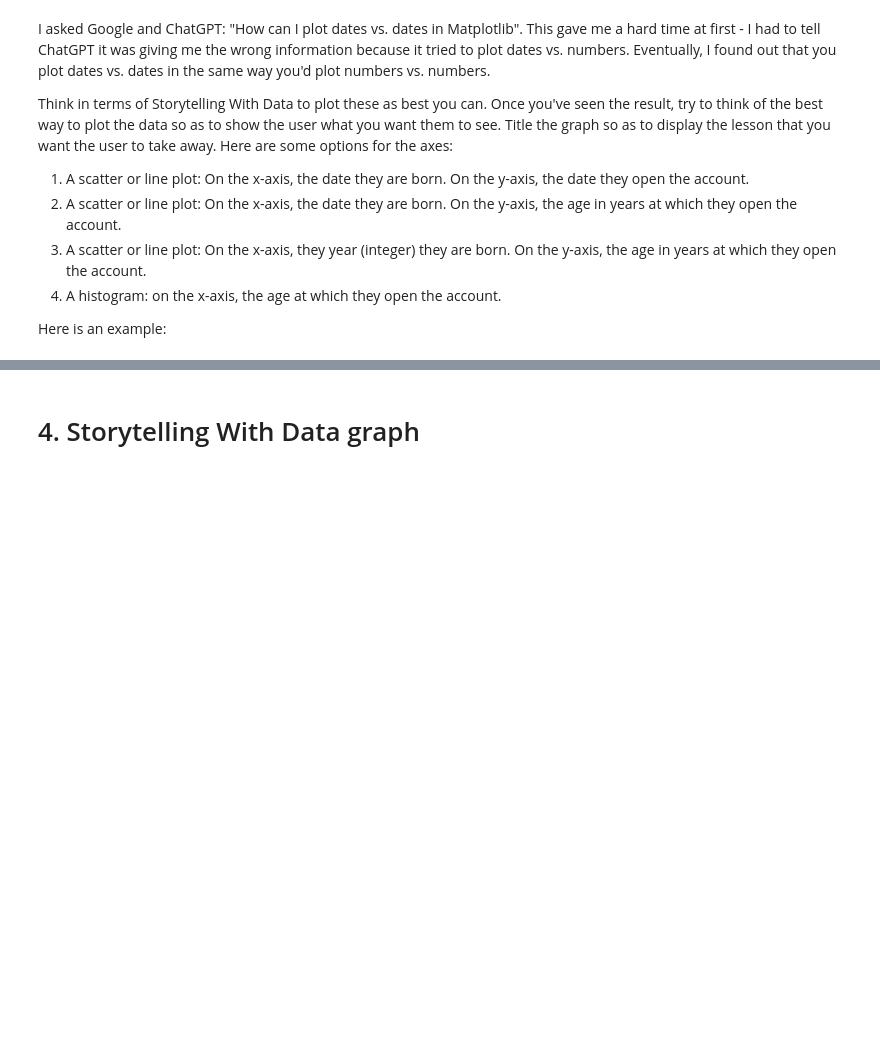
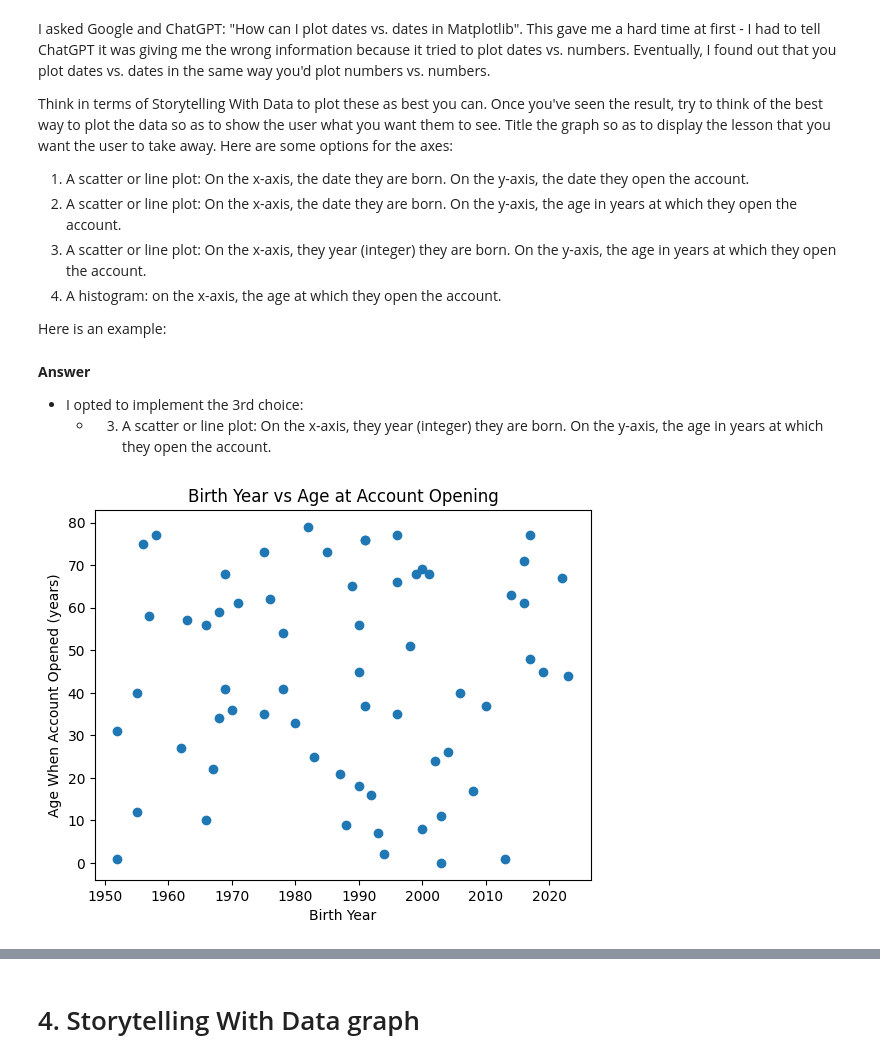
Before and after one commit to jasser-dh/Module-B-semester-2, a Jupyter notebook: OMDS-ModB2-Week1-Dhaouadi-Jasser.ipynb, the cells around one changed output, grey strips where cells are left out. Saved outputs shown, nothing was run; the diff lists cells and outputs as text; code cells hidden in the pictures; blank space fills up the shorter version.

```diff
--- a/OMDS-ModB2-Week1-Dhaouadi-Jasser.ipynb
+++ b/OMDS-ModB2-Week1-Dhaouadi-Jasser.ipynb
@@ -420,3 +463,6 @@ https://www.geeksforgeeks.org/how-to-count-distinct-values-of-a-pandas-dataframe
 
 This will involve using data.duplicated() but this time without keep = False.  We don't want to drop all duplicates; we want to leave one example of each value.
+# %%
+# Remove duplicate AccountIDs but keep the first occurrence
+df_bank_datefix_noNulls_noDuplicates_noDuplicateAccID = df_bank_datefix_noNulls_noDuplicates[~df_bank_datefix_noNulls_noDuplicates.duplicated(subset='AccountID')]
 # %% [markdown]
@@ -433,2 +517,11 @@ df2.iloc[0:5]
 # %% [markdown]
 Now, change the cd, checking, and savings columns into integers.
+# %%
+# One-hot encode AccountType
+account_dummies = pd.get_dummies(df_bank_datefix_noNulls_noDuplicates_noDuplicateAccID['AccountType'], dtype=int)
+
+# Add the new encoded columns to the dataframe
+df_bank_datefix_noNulls_noDuplicates_noDuplicateAccID_hotEnc = pd.concat([df_bank_datefix_noNulls_noDuplicates_noDuplicateAccID, account_dummies], axis=1)
+
+# View the result
+df_bank_datefix_noNulls_noDuplicates_noDuplicateAccID_hotEnc.head()
@@ -469,0 +620,23 @@ ax.set_xlabel("Birth Date") # label the x axis
+# %% [markdown]
+**Answer**
+- I opted to implement the 3rd choice:
+    -  3. A scatter or line plot: On the x-axis, they year (integer) they are born.  On the y-axis, the age in years at which they open the account.
+# %%
+import matplotlib.pyplot as plt
+
+# make a copy
+final_df = df_bank_datefix_noNulls_noDuplicates_noDuplicateAccID_hotEnc.copy()
+
+# Birth year for x-axis
+final_df["BirthYear"] = final_df["BirthDate"].dt.year
+# Age when account was opened
+final_df["AgeAtOpen"] = ((final_df["AccountOpened"] - final_df["BirthDate"]).dt.days // 365)
+
+plt.figure()
+plt.scatter(final_df["BirthYear"], final_df["AgeAtOpen"])
+plt.xlabel("Birth Year")
+plt.ylabel("Age When Account Opened (years)")
+plt.title("Birth Year vs Age at Account Opening")
+plt.show()
+# %% [output]
+[figure, added]
```
Also changed, not shown: parts of 23 cells of this notebook.
